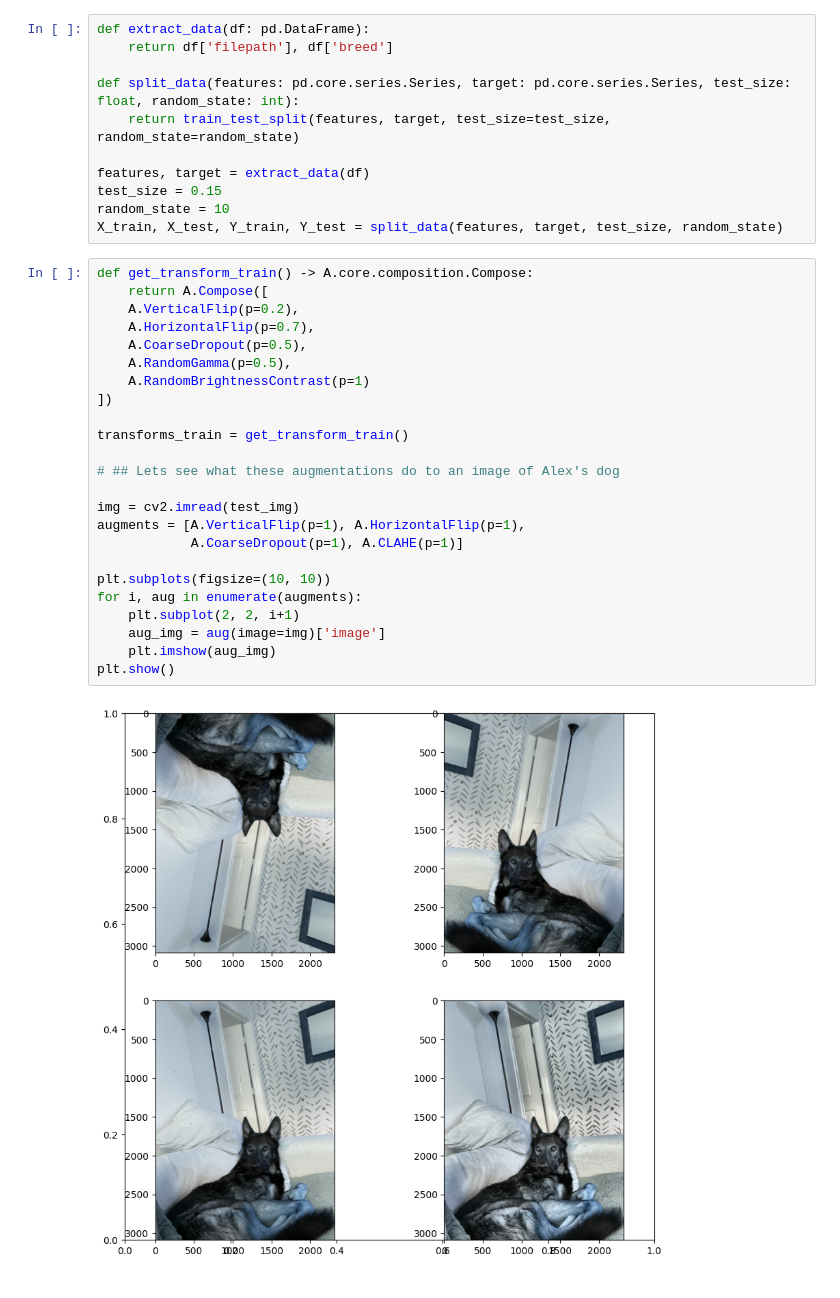
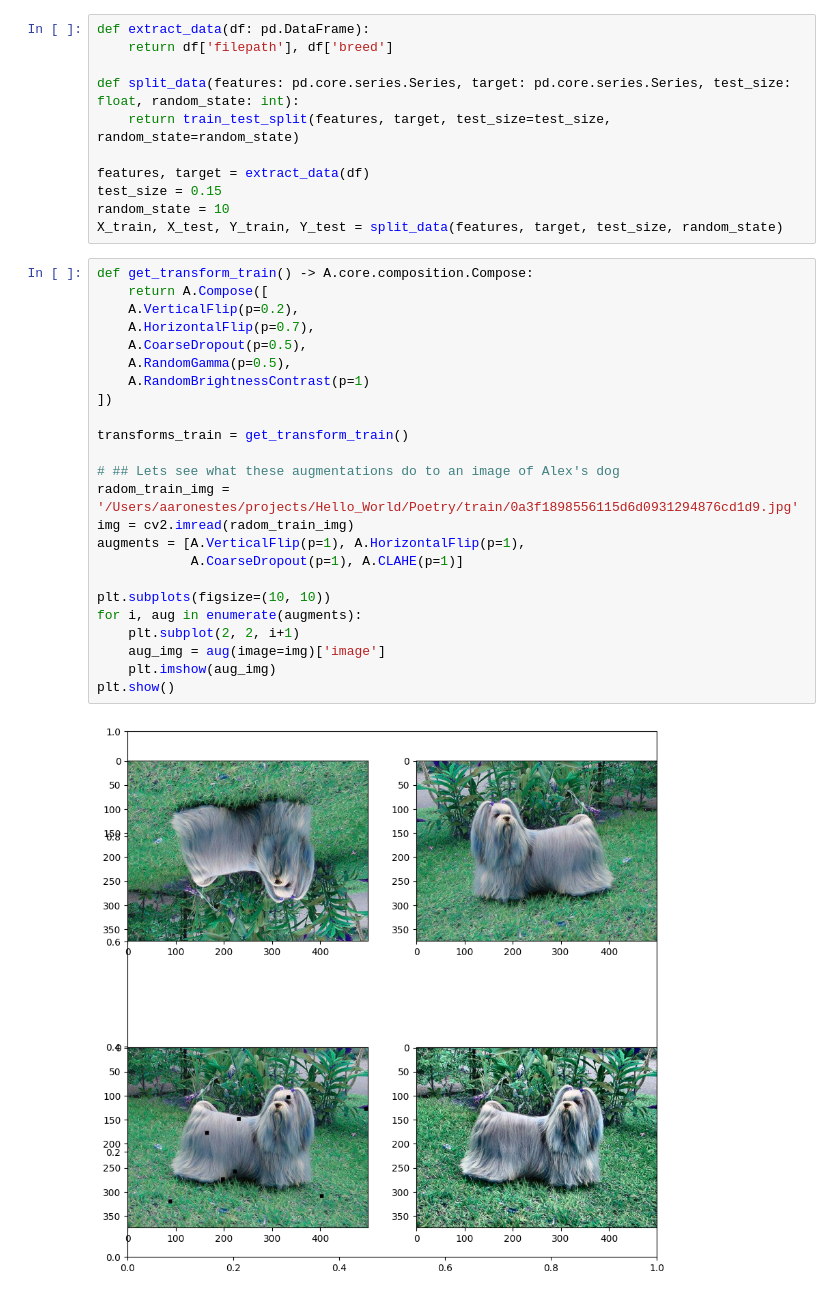
Before and after one commit to A-R0n/Hello_World_Poetry, a Jupyter notebook: model_make.ipynb, the cells around one changed output. Drawn from its saved outputs; the diff is of its cells as text.

```diff
--- a/model_make.ipynb
+++ b/model_make.ipynb
@@ -137,29 +137,29 @@ X_train, X_test, Y_train, Y_test = split_data(features, target, test_size, rando
 # %%
 def get_transform_train() -> A.core.composition.Compose:
     return A.Compose([
     A.VerticalFlip(p=0.2),
     A.HorizontalFlip(p=0.7),
     A.CoarseDropout(p=0.5),
     A.RandomGamma(p=0.5),
     A.RandomBrightnessContrast(p=1)
 ])
 
 transforms_train = get_transform_train()
 
 # ## Lets see what these augmentations do to an image of Alex's dog
-
-img = cv2.imread(test_img)
+radom_train_img = '/Users/aaronestes/projects/Hello_World/Poetry/train/0a3f1898556115d6d0931294876cd1d9.jpg'
+img = cv2.imread(radom_train_img)
 augments = [A.VerticalFlip(p=1), A.HorizontalFlip(p=1),
             A.CoarseDropout(p=1), A.CLAHE(p=1)]
 
 plt.subplots(figsize=(10, 10))
 for i, aug in enumerate(augments):
     plt.subplot(2, 2, i+1)
     aug_img = aug(image=img)['image']
     plt.imshow(aug_img)
 plt.show()
 # %% [output]
-[figure, old version]
+[figure, new version]
 # %%
 def aug_fn(img):
     aug_data = transforms_train(image=img)
```
Also changed, not shown: parts of 13 cells of this notebook.
